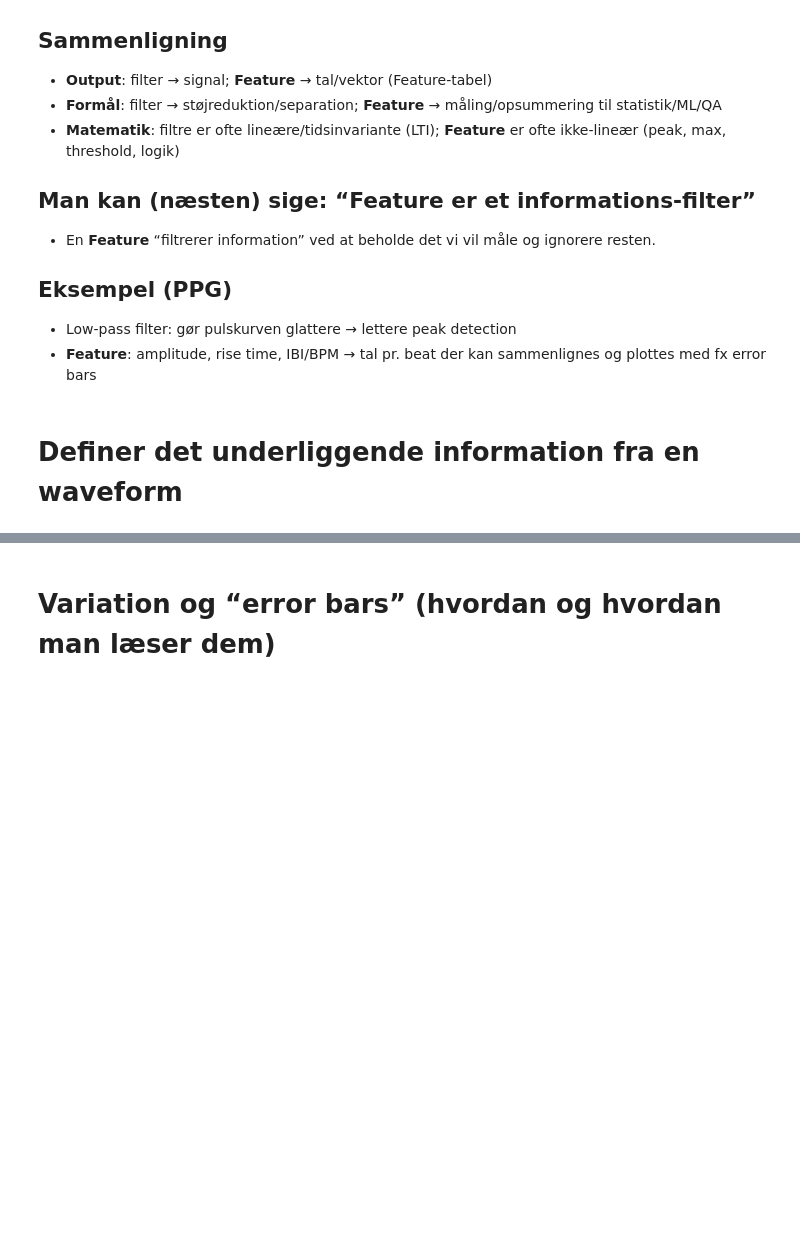
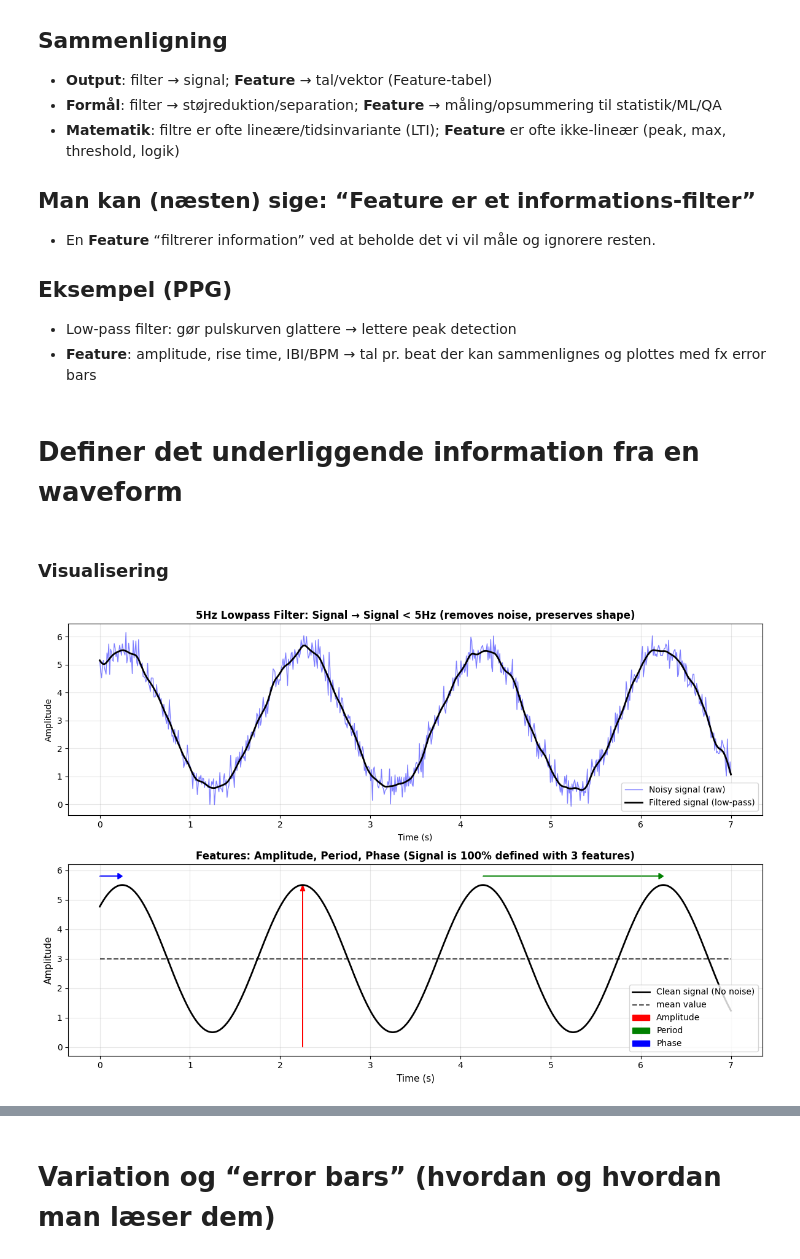
Before and after one commit to AAU-ST2-Programming/signals_3, a Jupyter notebook: signals_3_features.ipynb, the cells around one changed output, grey strips where cells are left out. Drawn from its saved outputs; the diff is of its cells as text; code cells hidden in the pictures; blank space fills up the shorter version.

```diff
--- a/signals_3_features.ipynb
+++ b/signals_3_features.ipynb
@@ -93,55 +124,37 @@ HTML(html)
+# %% [markdown]
+### Visualisering
 # %%
-# Generate from features: amplitude, frequency, phase
-fs = 100  # sampling frequency (Hz)
-time_max = 7
-t = np.linspace(0, time_max, fs * time_max)
-f0 = 0.5  # frequency (Hz)
-A = 2.5  # amplitude
-phase = np.pi / 4  # phase offset
-
-# Clean signal
-clean_signal = A * np.sin(2 * np.pi * f0 * t + phase)
-# Add noise
-noise = np.random.normal(0, 0.3, len(t))
-noisy_signal = clean_signal + noise
-# Apply a low-pass filter (Butterworth)
-b, a = butter(2, 5, fs=fs, btype='low',) # type: ignore
-filtered_signal = filtfilt(b, a, noisy_signal)
-def peak_time(n, f0, phase):
-    return (np.pi/2 - phase + n * 2*np.pi) / (2 * np.pi * f0)
-
-
-
-# Visualization
 fig, axes = plt.subplots(2, 1, figsize=(12, 8))
 
 # Top plot: Filter example
 axes[0].plot(t, noisy_signal, 'blue', alpha=0.5, linewidth=1, label='Noisy signal (raw)')
 axes[0].plot(t, filtered_signal, 'black', linewidth=2, label='Filtered signal (low-pass)')
 axes[0].set_xlabel('Time (s)')
 axes[0].set_ylabel('Amplitude')
 axes[0].set_title('5Hz Lowpass Filter: Signal → Signal < 5Hz (removes noise, preserves shape)', fontsize=12, weight='bold')
 axes[0].legend()
 axes[0].grid(True, alpha=0.3)
 
 # Bottom plot: Feature extraction (improved)
-axes[1].plot(t, clean_signal, 'black', linewidth=2, label='Real signal')
-axes[1].plot(t, filtered_signal, 'red', linewidth=2,linestyle="--", label='Filtered signal')
-axes[1].arrow(peak_time(1, f0, phase), 0, 0, A,
+axes[1].plot(t, clean_signal, 'black', linewidth=2, label='Clean signal (No noise)')
+axes[1].plot(t,[mean_value]*len(t), label="mean value", linestyle="--", color="black", alpha=0.7)
+axes[1].arrow(peak_time(1, f0, phase), 0, 0, mean_value+A,
                head_width=0.05, head_length=0.2, fc='red', ec='red', length_includes_head=True, label='Amplitude')
-axes[1].arrow(peak_time(2, f0, phase), A+0.3, (peak_time(2, f0, phase)-peak_time(1, f0, phase)), 0,
+axes[1].arrow(peak_time(2, f0, phase), mean_value+A+0.3, (peak_time(2, f0, phase)-peak_time(1, f0, phase)), 0,
                head_width=0.2, head_length=0.05, fc='green', ec='green', length_includes_head=True, label='Period', )
-axes[1].arrow(0, 0, peak_time(0, f0, phase), 0,
+axes[1].arrow(0, mean_value+A+0.3, peak_time(0, f0, phase), 0,
                head_width=0.2, head_length=0.05, fc='blue', ec='blue', length_includes_head=True, label='Phase')
 
 axes[1].set_xlabel('Time (s)', fontsize=11)
 axes[1].set_ylabel('Amplitude', fontsize=11)
 axes[1].set_title(r'Features: Amplitude, Period, Phase (Signal is 100% defined with 3 features)', fontsize=12, weight='bold')
 axes[1].grid(True, alpha=0.3)
 axes[1].legend()
 
 plt.tight_layout()
 plt.show()
+# %% [output]
+[figure, added]
 # %% [markdown]
 # Fra signal til Features
 
```
Also changed, not shown: parts of 22 cells of this notebook, 1 other file.
